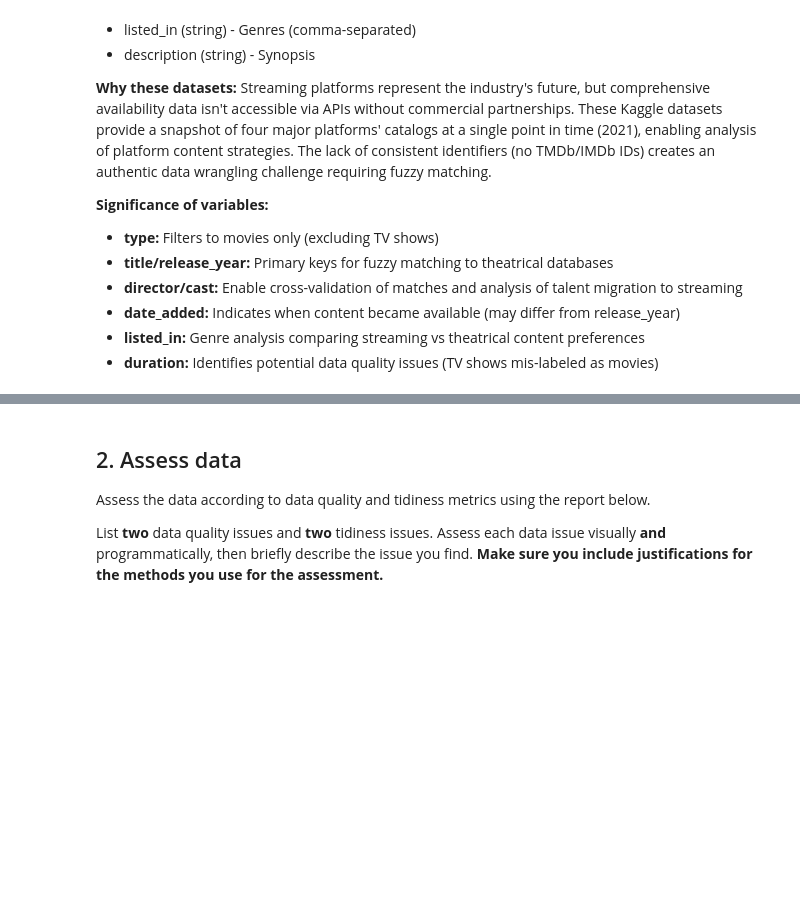
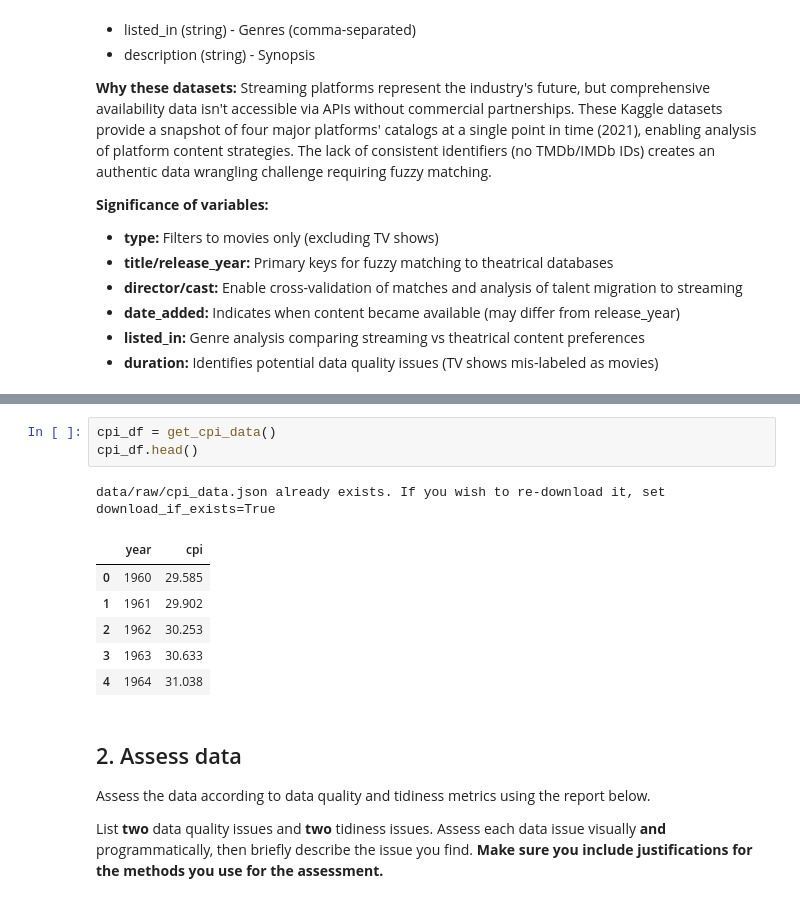
Before and after one commit to kellewic/data-analyst-nanodegree-projects, a Jupyter notebook: project2/data_wrangling_project_starter.ipynb, the cells around one changed output, grey strips where cells are left out. Cells and saved outputs as stored; diff of their text form; blank space fills up the shorter version.

Commit message:
Added code to get CPI data via API

```diff
--- a/project2/data_wrangling_project_starter.ipynb
+++ b/project2/data_wrangling_project_starter.ipynb
@@ -382,3 +440,14 @@ Optional data storing step: You may save your raw dataset files to the local dat
+# %%
+cpi_df = get_cpi_data()
+cpi_df.head()
+# %% [output]
+data/raw/cpi_data.json already exists. If you wish to re-download it, set download_if_exists=True
+|  | year | cpi |
+| 0 | 1960 | 29.585 |
+| 1 | 1961 | 29.902 |
+| 2 | 1962 | 30.253 |
+| 3 | 1963 | 30.633 |
+| 4 | 1964 | 31.038 |
 # %% [markdown]
 ## 2. Assess data
 
```
Also changed, not shown: parts of 6 cells of this notebook, 2 other files.
